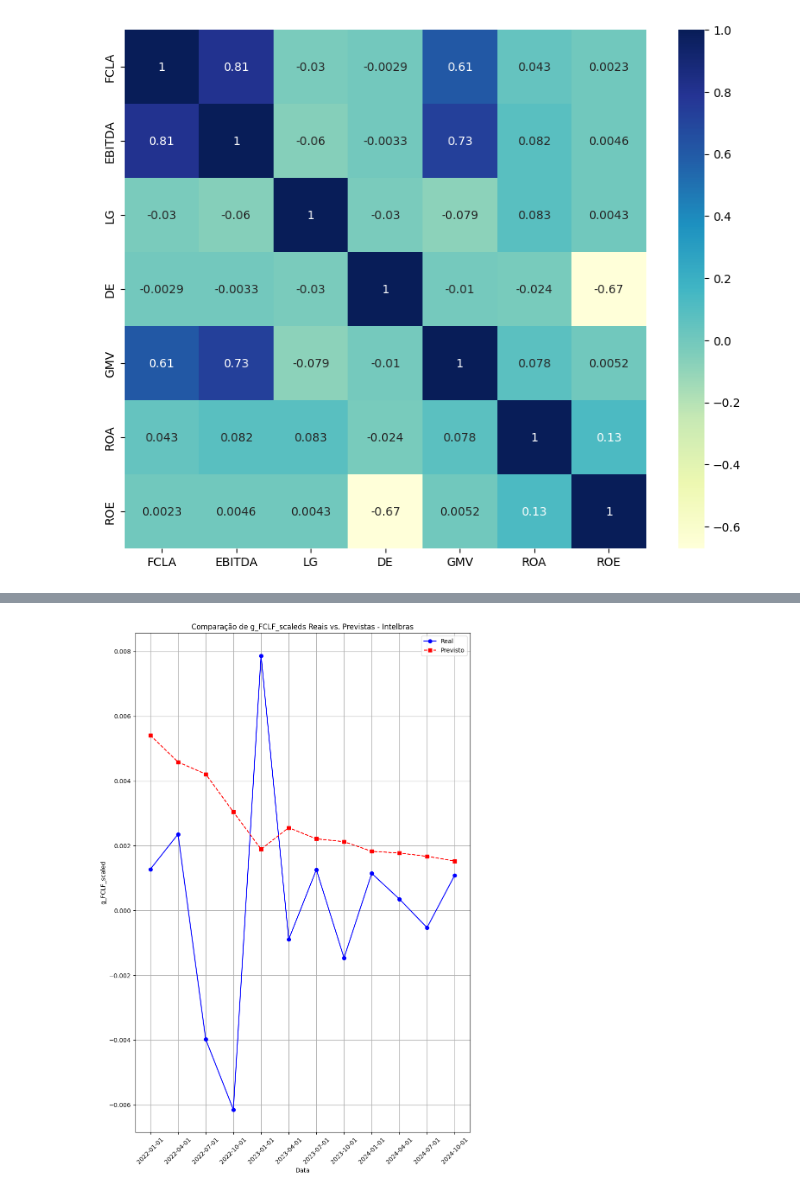
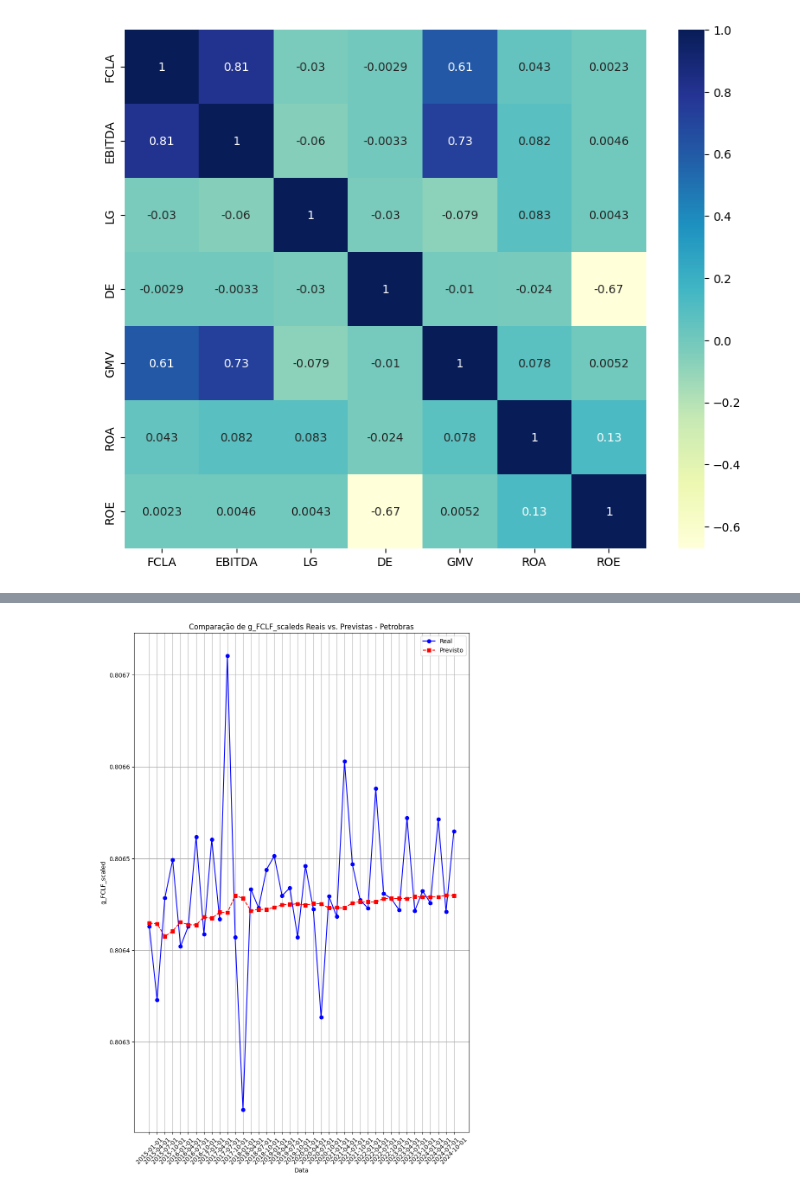
Before and after one commit to CHAnnnelch/IC_predicao_FCF, a Jupyter notebook: 12_XGBoost.ipynb, the cells around one changed output, grey strips where cells are left out. Drawn from its saved outputs; the diff is of its cells as text; code cells hidden in the pictures.

Commit message:
Scaled

```diff
--- a/12_XGBoost.ipynb
+++ b/12_XGBoost.ipynb
@@ -54,7 +126,7 @@ df
 # %%
 from sklearn.preprocessing import MinMaxScaler
 
-features = ['FCLA', 'FCLF', 'EBITDA', 'LG', 'DE', 'GMV', 'ROA', 'ROE']
+features = ['FCLA', 'FCLF', 'EBITDA', 'LG', 'DE', 'GMV', 'ROA', 'ROE', 'g_FCLA', 'g_FCLF']
 
 scaler = MinMaxScaler()
 df[features] = scaler.fit_transform(df[features])
@@ -121,25 +174,6 @@ df
 # %%
-df["g_FCLF_scaled"] = df.groupby("Nome")["FCLF"].pct_change()
 
-df['g_FCLF_scaled'] = df['g_FCLF_scaled'].fillna(method='bfill')  # forward fill
-
-df_ = df[np.isfinite(df["g_FCLF_scaled"])]
-
-if df['g_FCLF_scaled'].isnull().all():
-    print("A coluna 'g' contém apenas valores ausentes.")
-
-if df is None or df.empty:
-    print("df_long não contém dados.")
-
-df = df.dropna(subset=["g_FCLF_scaled"])
-if len(df) == 0:
-    print("Não há dados válidos para 'g' após o dropna.")
-df
-
-df['g_FCLF_scaled'] = df['g_FCLF_scaled'].replace([np.inf, -np.inf], np.nan)
-df = df.dropna(subset=['g_FCLF_scaled'])
-
-var = ['g_FCLF_scaled']
+var = ['g_FCLF']
 
 df = df.sort_values(['Nome', 'Data'])
 df['lag_g_fclf'] = df.groupby('Nome')[var].shift(1)
@@ -147,4 +181,4 @@ df['ma_g_fclf'] = df.groupby('Nome')[var].transform(lambda x: x.shift(1).rolling
 
 df['lag_g_fclf'] = df['lag_g_fclf'].fillna(method='bfill')
 df['ma_g_fclf'] = df['ma_g_fclf'].fillna(method='bfill')
-df.to_csv('teste.csv')
+df
@@ -155,10 +203,10 @@ from collections import defaultdict
 import warnings
 warnings.simplefilter(action='ignore', category=FutureWarning)
 
-target_var = 'g_FCLF_scaled'
+target_var = 'g_FCLF'
 
 def expanding_window_forecast(df, target_col=target_var, empresa_col='Nome', date_col='Data',
-                               min_train_size=4, horizon=1, features=['g_FCLF_scaled', 'ROE', 'LG', 'GMV', 'DE', 'lag_g_fclf', 'ma_g_fclf']):
+                               min_train_size=4, horizon=1, features=['g_FCLF', 'ROE', 'LG', 'GMV', 'DE', 'lag_g_fclf', 'ma_g_fclf']):
     results = []
     feature_importances = defaultdict(list)
 
@@ -365,19 +413,19 @@ Importância média das features:
 # %%
 results_df = resultado
-empresa_selecionada = 'Intelbras'
+empresa_selecionada = 'Petrobras'
 df_selecionado = results_df[results_df["Empresa"] == empresa_selecionada]
 
 plt.figure(figsize=(10,15))
 plt.plot(df_selecionado["Data"], df_selecionado["Real"], label="Real", marker='o', linestyle='solid', color="blue")
 plt.plot(df_selecionado["Data"], df_selecionado["Previsto"], label="Previsto", marker='s', linestyle='dashed', color="red")
 
 plt.xlabel("Data")
 plt.ylabel("g_FCLF_scaled")
 plt.title(f"Comparação de g_FCLF_scaleds Reais vs. Previstas - {empresa_selecionada}")
 plt.legend()
 plt.xticks(rotation=45)  # Rotaciona os rótulos do eixo X para melhor visualização
 plt.grid(True)
 
 plt.show()
 # %% [output]
-[figure, old version]
+[figure, new version]
```
Also changed, not shown: parts of 12 cells of this notebook, 11 other files.
